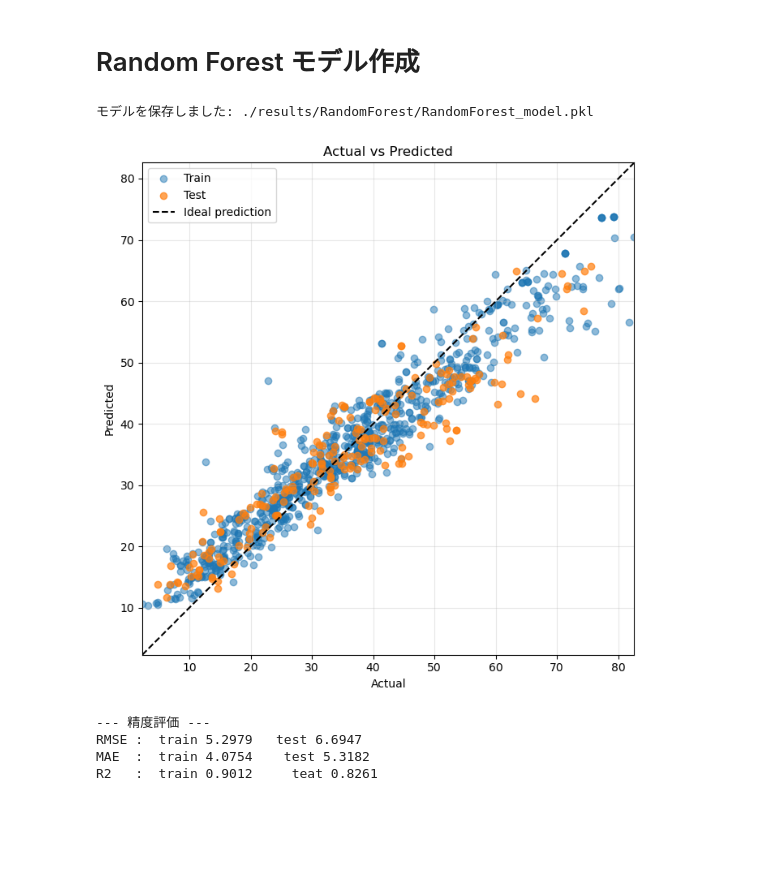
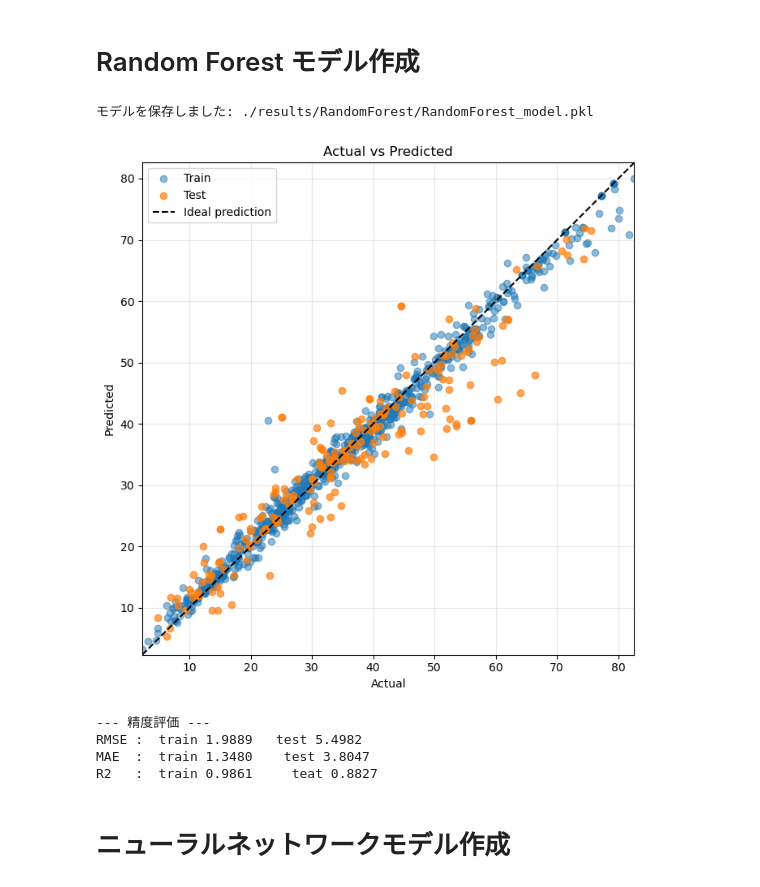
Before and after one commit to Temp-Muraoka/Project01_ConcreteStrength_Regression, a Jupyter notebook: 03_Model_Evaluation.ipynb, the cells around one changed output. Cells and saved outputs as stored; diff of their text form; code cells hidden in the pictures; blank space fills up the shorter version.

Commit message:
param保存・再学習

```diff
--- a/03_Model_Evaluation.ipynb
+++ b/03_Model_Evaluation.ipynb
@@ -36,27 +37,9 @@ Number of features: 8
 # %% [markdown]
 ## GBDTモデル作成
 # %%
-params = {
-            "objective": "regression",
-            'metric': 'rmse',
-            'boosting_type': 'gbdt',
-            'random_state': RANDOM_STATE,
-            'verbose': -1,
 
-            "n_estimators": 500,
-
-            'subsample_freq': 1,
-
-            # チューニング後のパラメータ
-            'learning_rate': 0.1,
-            'num_leaves': 19,
-            'max_depth': 7,
-            'min_child_samples': 15,
-            'subsample': 0.85,
-            'colsample_bytree': 0.71,
-            'reg_alpha': 1,
-            'reg_lambda': 0.01,
-            }
+with open('results/GBDT/GBDT_best_params.json', 'r') as f:
+    params = json.load(f)
 
 
 model = GBDT_train(params, X_train, Y_train)
@@ -105,14 +88,10 @@ R2   :  train 0.9902     teat 0.9313
 # %% [markdown]
 # Random Forest モデル作成
 # %%
-params = {
-    'n_estimators': 300,       # 決定木の本数
-    'max_depth': 10,           # 木の深さの上限（Noneで制限なし）
-    'min_samples_leaf': 5,     # 葉に必要な最小サンプル数
-    'max_features': 'sqrt',    # 分割時に考慮する特徴量の数
-    'random_state': 42,        # 乱数シードの固定
-    'n_jobs': -1               # 全CPUコアを使って高速化
-}
+
+
+with open('results/RandomForest/RandomForest_best_params.json', 'r') as f:
+    params = json.load(f)
 
 RandomForest_model = RandomForest_train(params, X_train, Y_train)
 
@@ -125,36 +104,38 @@ model_save_path = "./results/RandomForest/RandomForest_model.pkl"
 # 保存先ディレクトリを自動作成
 Path(model_save_path).parent.mkdir(parents=True, exist_ok=True)
 
 joblib.dump(
     {
         "model": RandomForest_model,
         "input_dim": X_train.shape[1],
         "output_dim": Y_train.shape[1],
     },
     model_save_path
 )
 
 print(f"モデルを保存しました: {model_save_path}")
 
 # ==========================================
 # 正解-予測プロット
 # ==========================================
 
 # 予測
 y_train_pred = RandomForest_model.predict(X_train)
 y_test_pred = RandomForest_model.predict(X_test)
 
 Plot_actual_vs_predict(Y_train,y_train_pred,Y_test,y_test_pred)
 
 # ==========================================
 # 精度評価
 # ==========================================
 evaluation_model(Y_train, y_train_pred, Y_test, y_test_pred)
 # %% [output]
 モデルを保存しました: ./results/RandomForest/RandomForest_model.pkl
-[figure, old version]
+[figure, new version]
 --- 精度評価 ---
-RMSE :  train 5.2979   test 6.6947
-MAE  :  train 4.0754    test 5.3182
-R2   :  train 0.9012     teat 0.8261
+RMSE :  train 1.9889   test 5.4982
+MAE  :  train 1.3480    test 3.8047
+R2   :  train 0.9861     teat 0.8827
+# %% [markdown]
+# ニューラルネットワークモデル作成
 # %%
```
Also changed, not shown: parts of 3 cells of this notebook, 14 other files.
